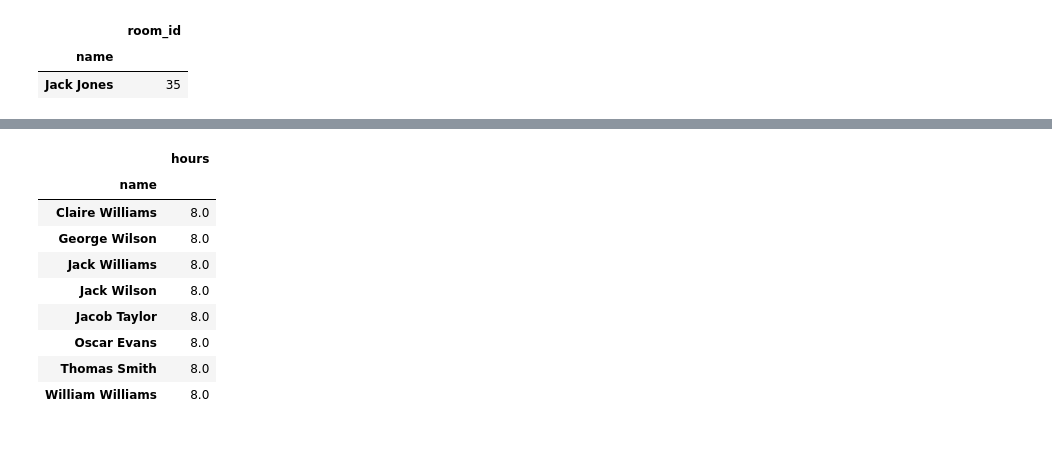
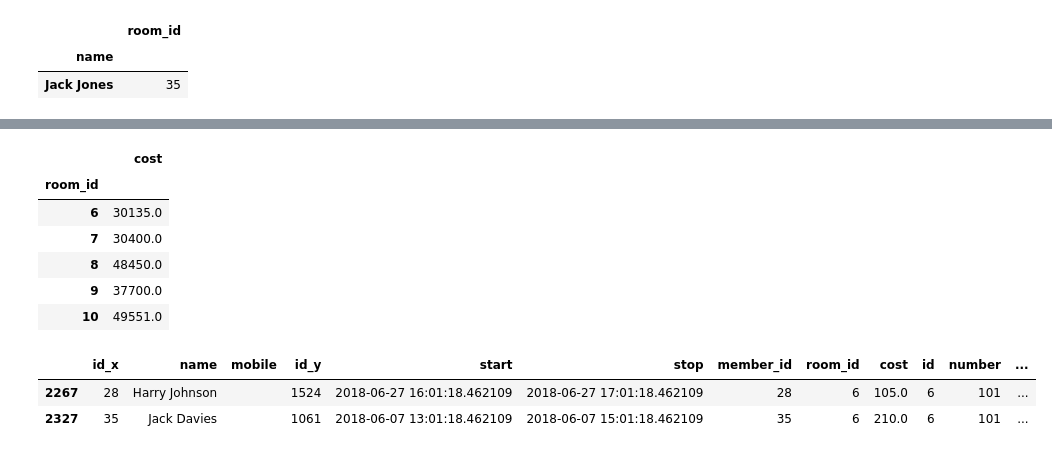
Before and after one commit to wasit7/cs459_django2018, a Jupyter notebook: exam/myproject/Exam Panda.ipynb, the cells around one changed output, grey strips where cells are left out. Saved outputs shown, nothing was run; the diff lists cells and outputs as text; code cells hidden in the pictures.

```diff
--- a/exam/myproject/Exam Panda.ipynb
+++ b/exam/myproject/Exam Panda.ipynb
@@ -90,7 +135,6 @@ df.groupby('name').agg({'room_id':'count'}).query('name=="Jack Jones"')
 # %%
 from datetime import datetime, timedelta
 df['hours']=(df_rent.stop-df_rent.start).apply(lambda x: x.seconds)//3600
-start = datetime.strptime( "2018-06-01T00:00:00", "%Y-%m-%dT%H:%M:%S" )
-stop = datetime.strptime( "2018-06-30T23:59:59", "%Y-%m-%dT%H:%M:%S" )
-df=df[(start<=df.start) & (df.stop<=stop)]
-df
+init = datetime.strptime( "2018-06-01T00:00:00", "%Y-%m-%dT%H:%M:%S" )
+final = datetime.strptime( "2018-06-30T23:59:59", "%Y-%m-%dT%H:%M:%S" )
+df2=df[(init<=df.stop) & (df.stop<=final)]
@@ -116,15 +182,19 @@ df
+# %%
+# Q6 What are the total incomes of EACH room in June? Between 1st June 2018(inclusive) and 30th June 2018(inclusive), (use return date)
+df2.groupby(['room_id']).agg({'cost':'sum'})
+# %% [output]
+|  | cost |
+| room_id |  |
+| 6 | 30135.0 |
+| 7 | 30400.0 |
+| 8 | 48450.0 |
+| 9 | 37700.0 |
+| 10 | 49551.0 |
 # %%
-#Q7
-df2=df.groupby('name').agg({'hours':'sum'})
+# Q7 Find members that have total rent time exactly 8 hours in June?
+df=df.groupby('name').agg({'hours':'sum'})
 df2.loc[df2.hours==8]
 # %% [output]
-|  | hours |
-| name |  |
-| Claire Williams | 8.0 |
-| George Wilson | 8.0 |
-| Jack Williams | 8.0 |
-| Jack Wilson | 8.0 |
-| Jacob Taylor | 8.0 |
-| Oscar Evans | 8.0 |
-| Thomas Smith | 8.0 |
-| William Williams | 8.0 |
+|  | id_x | name | mobile | id_y | start | stop | member_id | room_id | cost | id | number | ... |
+| 2267 | 28 | Harry Johnson |  | 1524 | 2018-06-27 16:01:18.462109 | 2018-06-27 17:01:18.462109 | 28 | 6 | 105.0 | 6 | 101 | ... |
+| 2327 | 35 | Jack Davies |  | 1061 | 2018-06-07 13:01:18.462109 | 2018-06-07 15:01:18.462109 | 35 | 6 | 210.0 | 6 | 101 | ... |
```
Also changed, not shown: parts of 13 cells of this notebook, 5 other files.
